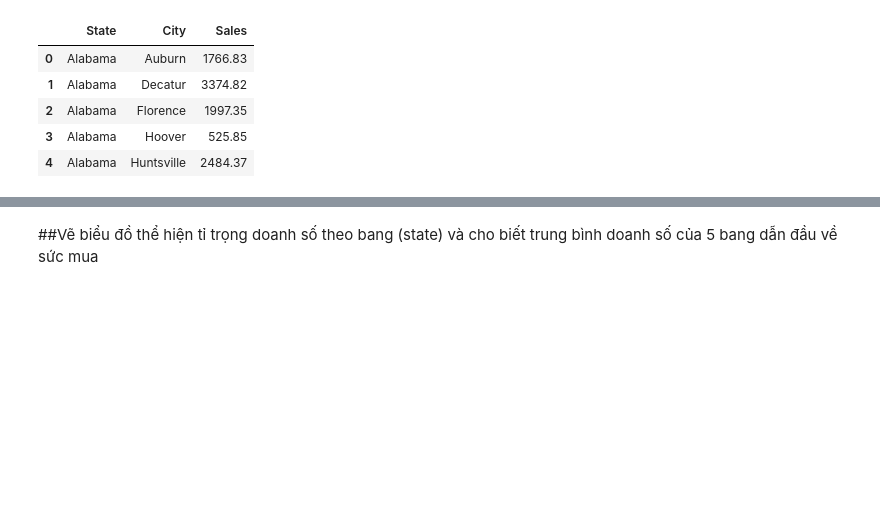
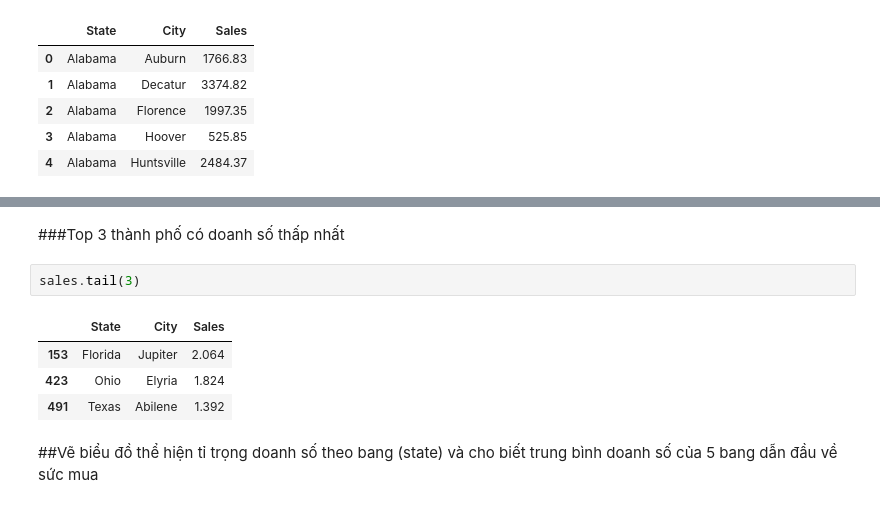
Before and after one commit to HienNguyenMinh/PythonAssignment, a Jupyter notebook: BaiTap4_Assignment.ipynb, the cells around one changed output, grey strips where cells are left out. Saved outputs shown, nothing was run; the diff lists cells and outputs as text; blank space fills up the shorter version.

```diff
--- a/BaiTap4_Assignment.ipynb
+++ b/BaiTap4_Assignment.ipynb
@@ -378,3 +372,12 @@ Nhìn vào bản đồ 'Sức mua theo từng thành phố' ta thấy như sau:
+# %% [markdown]
+###Top 3 thành phố có doanh số thấp nhất
+# %%
+sales.tail(3)
+# %% [output]
+|  | State | City | Sales |
+| 153 | Florida | Jupiter | 2.064 |
+| 423 | Ohio | Elyria | 1.824 |
+| 491 | Texas | Abilene | 1.392 |
 # %% [markdown]
 ##Vẽ biểu đồ thể hiện tỉ trọng doanh số theo bang (state) và cho biết trung bình doanh số của 5 bang dẫn đầu về sức mua
 # %%
```
Also changed, not shown: parts of 12 cells of this notebook.
